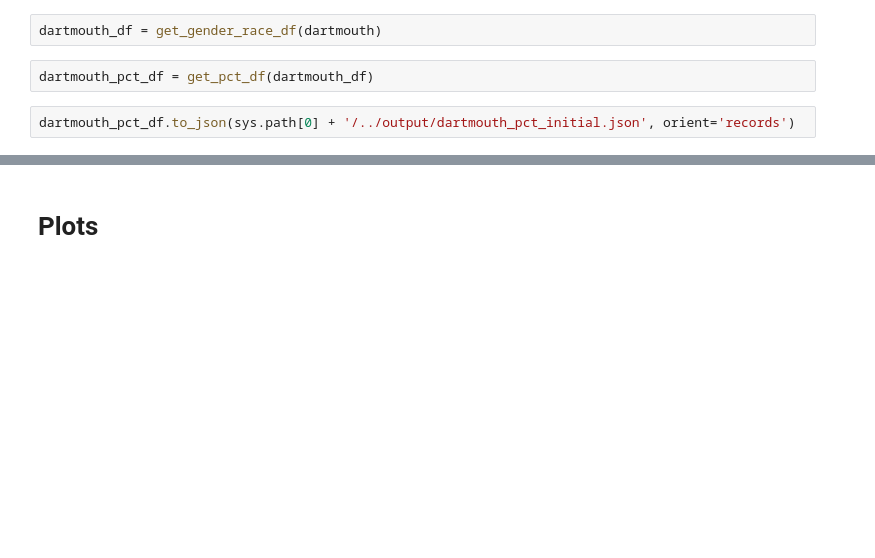
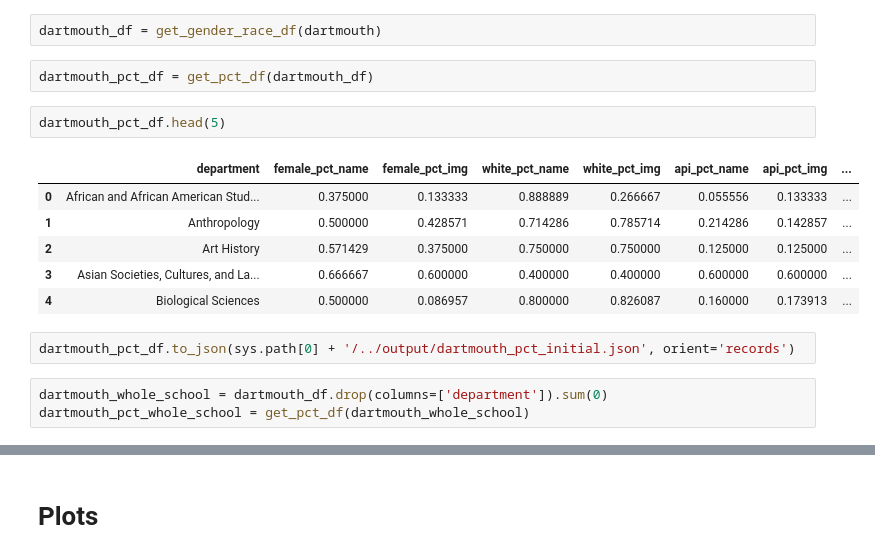
Before and after one commit to mynameisjeff99/2022_dei_summer, a Jupyter notebook: analysis/gender_race_data_exploration.ipynb, the cells around one changed output, grey strips where cells are left out. Drawn from its saved outputs; the diff is of its cells as text; blank space fills up the shorter version.

```diff
--- a/analysis/gender_race_data_exploration.ipynb
+++ b/analysis/gender_race_data_exploration.ipynb
@@ -80,5 +104,17 @@ with open(sys.path[0] + '/../data/dartmouth/dartmouth_w_gender_race_data.json',
 dartmouth_df = get_gender_race_df(dartmouth)
 # %%
 dartmouth_pct_df = get_pct_df(dartmouth_df)
+# %%
+dartmouth_pct_df.head(5)
+# %% [output]
+|  | department | female_pct_name | female_pct_img | white_pct_name | white_pct_img | api_pct_name | api_pct_img | ... |
+| 0 | African and African American Stud... | 0.375000 | 0.133333 | 0.888889 | 0.266667 | 0.055556 | 0.133333 | ... |
+| 1 | Anthropology | 0.500000 | 0.428571 | 0.714286 | 0.785714 | 0.214286 | 0.142857 | ... |
+| 2 | Art History | 0.571429 | 0.375000 | 0.750000 | 0.750000 | 0.125000 | 0.125000 | ... |
+| 3 | Asian Societies, Cultures, and La... | 0.666667 | 0.600000 | 0.400000 | 0.400000 | 0.600000 | 0.600000 | ... |
+| 4 | Biological Sciences | 0.500000 | 0.086957 | 0.800000 | 0.826087 | 0.160000 | 0.173913 | ... |
 # %%
 dartmouth_pct_df.to_json(sys.path[0] + '/../output/dartmouth_pct_initial.json', orient='records')
+# %%
+dartmouth_whole_school = dartmouth_df.drop(columns=['department']).sum(0)
+dartmouth_pct_whole_school = get_pct_df(dartmouth_whole_school)
```
Also changed, not shown: parts of 8 cells of this notebook.
